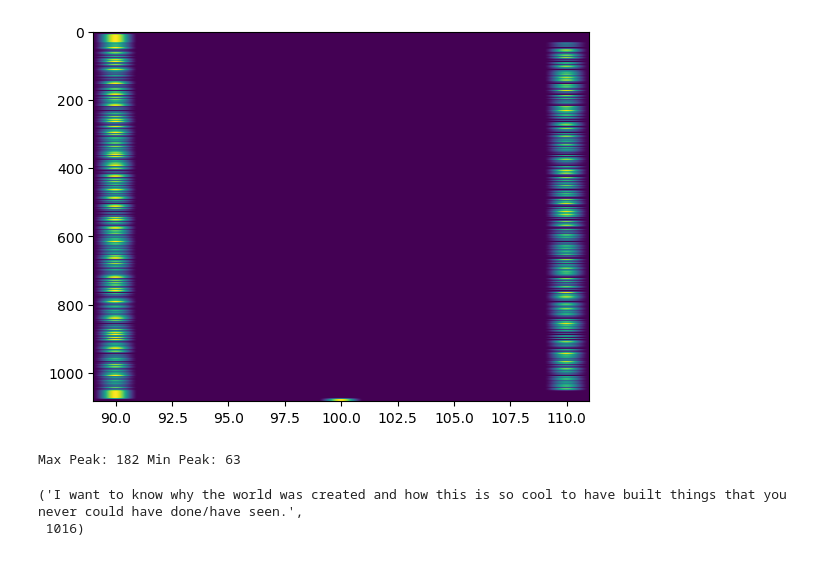
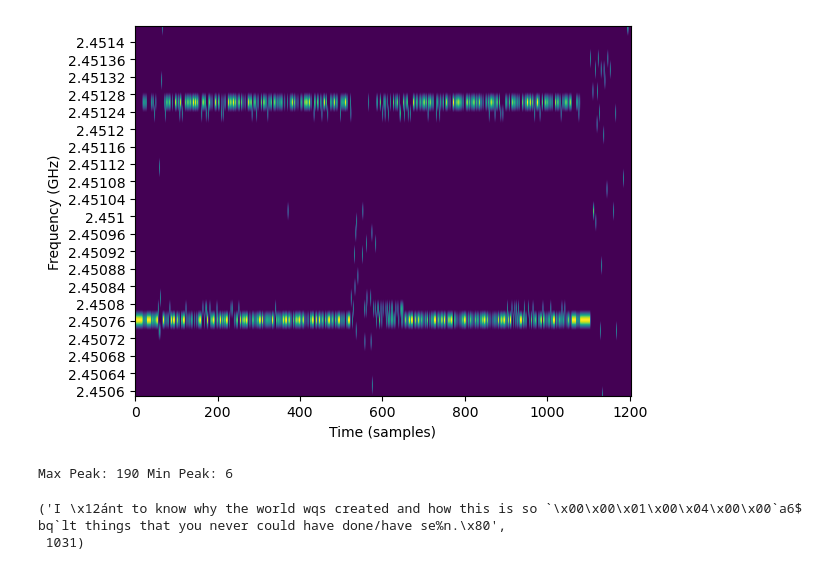
Before and after one commit to mkashani-phd/Secure_Wireless_Relay, a Jupyter notebook: rx.ipynb, the cells around one changed output. Drawn from its saved outputs; the diff is of its cells as text; code cells hidden in the pictures.

```diff
--- a/rx.ipynb
+++ b/rx.ipynb
@@ -258,7 +261,7 @@ import matplotlib.pyplot as plt
 import scipy.signal
 
 utills = dataProcessing.Utills()
-IQdata, tindx = utills.readFile(file=file)
+IQdata, tindx = utills.readFile(file=files)
 
 def butter(input, cutoff, Fs):
     fltr = scipy.signal.butter(10, cutoff, 'low', analog=False, output='sos',fs=Fs)
@@ -271,7 +274,7 @@ def butter(input, cutoff, Fs):
 plt.show()
 frame= IQdata.frameByNumber(0)
 # frame = frame * np.exp(2j*np.pi*np.linspace(0,len(frame),len(frame))/len(frame))
-filtered_frame = butter(frame, 5e5, RX_RATE)
+filtered_frame = butter(frame, 4e5, RX_RATE)
 plt.plot(np.abs(filtered_frame))
 plt.show()
 
@@ -296,38 +299,48 @@ File name has a correct format!
 window = FFT_SIZE
 slide = FFT_SIZE
 frame2 = frame.copy()
-frame2 = frame2[24:]
+frame2 = frame2[:]
 def fft_max_peak(frame,window,slide):
     fft = np.fft.fftshift(np.fft.fft(frame[:window]))
     peak = np.argmax(np.abs(fft))
     fft[peak] = 1
     fft[fft!=1] = 0
     return fft, peak
 
 def decision(peak, threshold):
     return 0 if peak < threshold else 1
 
 res= []
 fft,peak = fft_max_peak(frame2,window,slide)
+
 maxPeak = peak
 minPeak = peak
 res.append(decision(peak = peak, threshold=window//2))
 for i in range(slide,len(frame2)-window,slide):
     fft2, peak  = fft_max_peak(frame2[i:i+window],window,slide)
     if peak > maxPeak:
         maxPeak = peak
     if peak < minPeak:
         minPeak = peak
     res.append(decision(peak=peak, threshold=window//2))
     fft = np.vstack((fft,fft2))
-plt.imshow(np.abs(fft),aspect='auto')
-plt.xlim(FFT_SIZE//2-Freq_deviation_precentage*FFT_SIZE - 1,FFT_SIZE//2+Freq_deviation_precentage*FFT_SIZE  + 1)
+plt.imshow(np.transpose(np.abs(fft)),aspect='auto')
+plt.ylim()
+
+custom_y_labels =  np.round(np.linspace(FREQ-RX_RATE//2,FREQ+RX_RATE//2,125) / 1e9, 5)
+
+plt.gca().set_yticks(np.linspace(0, fft.shape[1] - 1, len(custom_y_labels)))  # Evenly distribute ticks
+plt.gca().set_yticklabels([f"{float(label)}" for label in custom_y_labels])  # Custom labels as strings
+plt.ylabel("Frequency (GHz)")
+plt.xlabel("Time (samples)")
+plt.ylim(FFT_SIZE//2-FREQ_DEVIATION_PRECENTAGE*FFT_SIZE - 1,FFT_SIZE//2+FREQ_DEVIATION_PRECENTAGE*FFT_SIZE  + 1)
+
 plt.show()
 
 print("Max Peak: " + str(maxPeak), "Min Peak: " + str(minPeak))
 # %% [output]
-[figure, old version]
+[figure, new version]
-Max Peak: 182 Min Peak: 63
+Max Peak: 190 Min Peak: 6
 # %%
 def find_subarray(data, sub):
     """
@@ -378,15 +391,15 @@ def bits_to_string(bit_list):
             val = (val << 1) | b
         chars.append(chr(val))
     return "".join(chars)
-# %%
-preamble = [0,0,0,0,0,0,0,0,0,0,0,0,0,0,0,1]
-postamble = [1, 0, 0, 0, 0, 0, 0, 0, 0, 0, 0]
-frame_only = get_frame(res, preamble, postamble, include_markers=False)
-
-bits_to_string(frame_only), len(frame_only)
-# %% [output]
-('I want to know why the world was created and how this is so cool to have built things that you never could have done/have seen.',
- 1016)
+# %%
+preamble = PREAMBLE [-21:]
+postamble = PREAMBLE[30::-1]
+frame_only = get_frame(res, preamble, postamble, include_markers=False)
+
+bits_to_string(frame_only), len(frame_only)
+# %% [output]
+('I \x12ánt to know why the world wqs created and how this is so `\x00\x00\x01\x00\x04\x00\x00`a6$ bq`lt things that you never could have done/have se%n.\x80',
+ 1031)
 # %%
 from scipy.sparse import coo_matrix
 import ldpc.code_util
```
Also changed, not shown: parts of 2 cells of this notebook, 2 other files.
